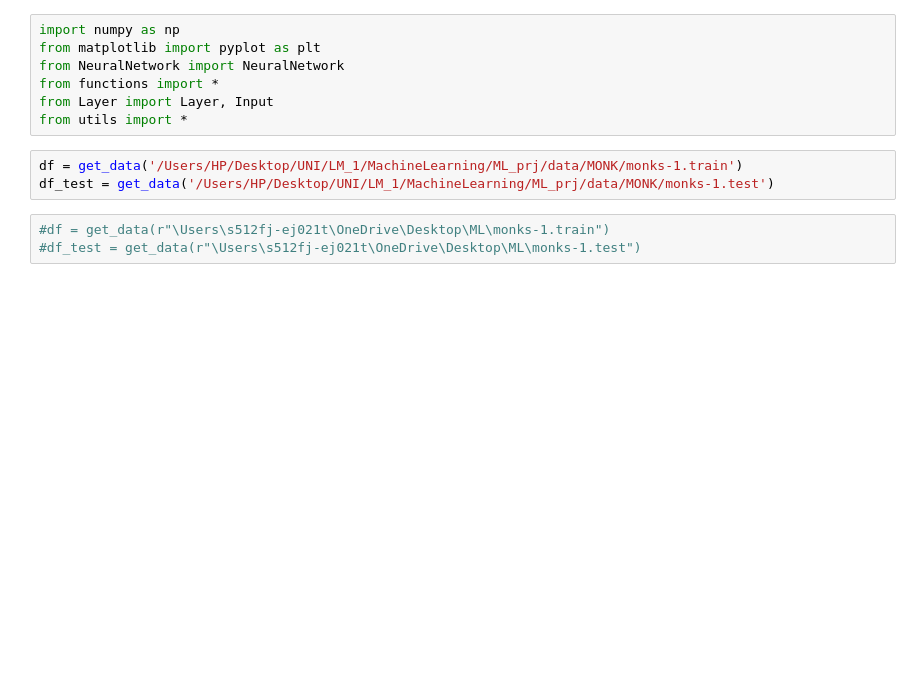
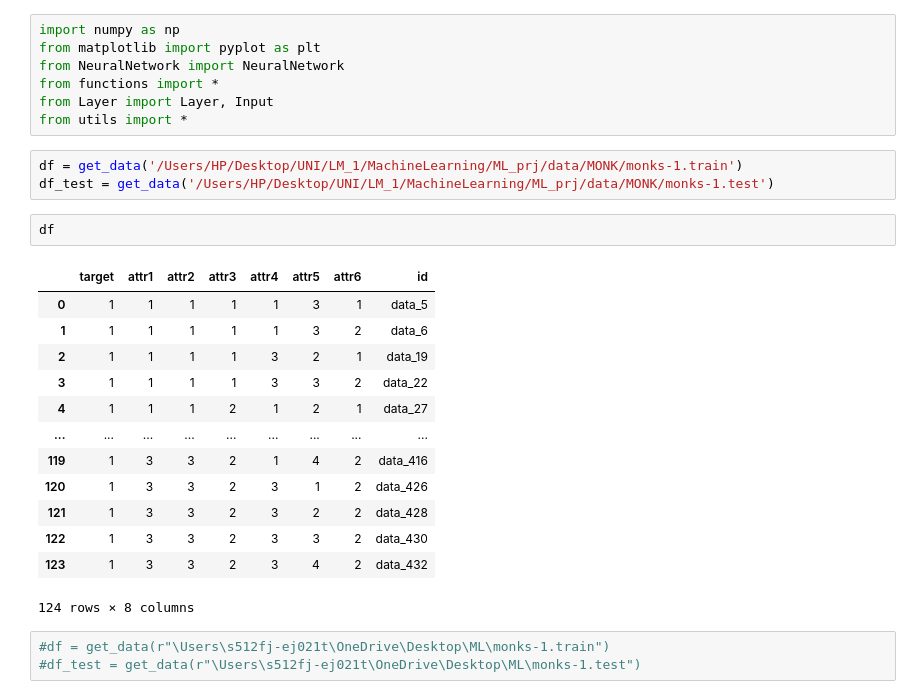
Before and after one commit to gmg00/ML_prj, a Jupyter notebook: notebooks/prova_training.ipynb, the cells around one changed output. Saved outputs shown, nothing was run; the diff lists cells and outputs as text; blank space fills up the shorter version.

```diff
--- a/notebooks/prova_training.ipynb
+++ b/notebooks/prova_training.ipynb
@@ -8,6 +8,22 @@ from utils import *
 # %%
 df = get_data('/Users/HP/Desktop/UNI/LM_1/MachineLearning/ML_prj/data/MONK/monks-1.train')
 df_test = get_data('/Users/HP/Desktop/UNI/LM_1/MachineLearning/ML_prj/data/MONK/monks-1.test')
+# %%
+df
+# %% [output]
+|  | target | attr1 | attr2 | attr3 | attr4 | attr5 | attr6 | id |
+| 0 | 1 | 1 | 1 | 1 | 1 | 3 | 1 | data_5 |
+| 1 | 1 | 1 | 1 | 1 | 1 | 3 | 2 | data_6 |
+| 2 | 1 | 1 | 1 | 1 | 3 | 2 | 1 | data_19 |
+| 3 | 1 | 1 | 1 | 1 | 3 | 3 | 2 | data_22 |
+| 4 | 1 | 1 | 1 | 2 | 1 | 2 | 1 | data_27 |
+| ... | ... | ... | ... | ... | ... | ... | ... | ... |
+| 119 | 1 | 3 | 3 | 2 | 1 | 4 | 2 | data_416 |
+| 120 | 1 | 3 | 3 | 2 | 3 | 1 | 2 | data_426 |
+| 121 | 1 | 3 | 3 | 2 | 3 | 2 | 2 | data_428 |
+| 122 | 1 | 3 | 3 | 2 | 3 | 3 | 2 | data_430 |
+| 123 | 1 | 3 | 3 | 2 | 3 | 4 | 2 | data_432 |
+124 rows × 8 columns
 # %%
 #df = get_data(r"\Users\s512fj-ej021t\OneDrive\Desktop\ML\monks-1.train")
 #df_test = get_data(r"\Users\s512fj-ej021t\OneDrive\Desktop\ML\monks-1.test")
```
Also changed, not shown: parts of 5 cells of this notebook, 8 other files.
